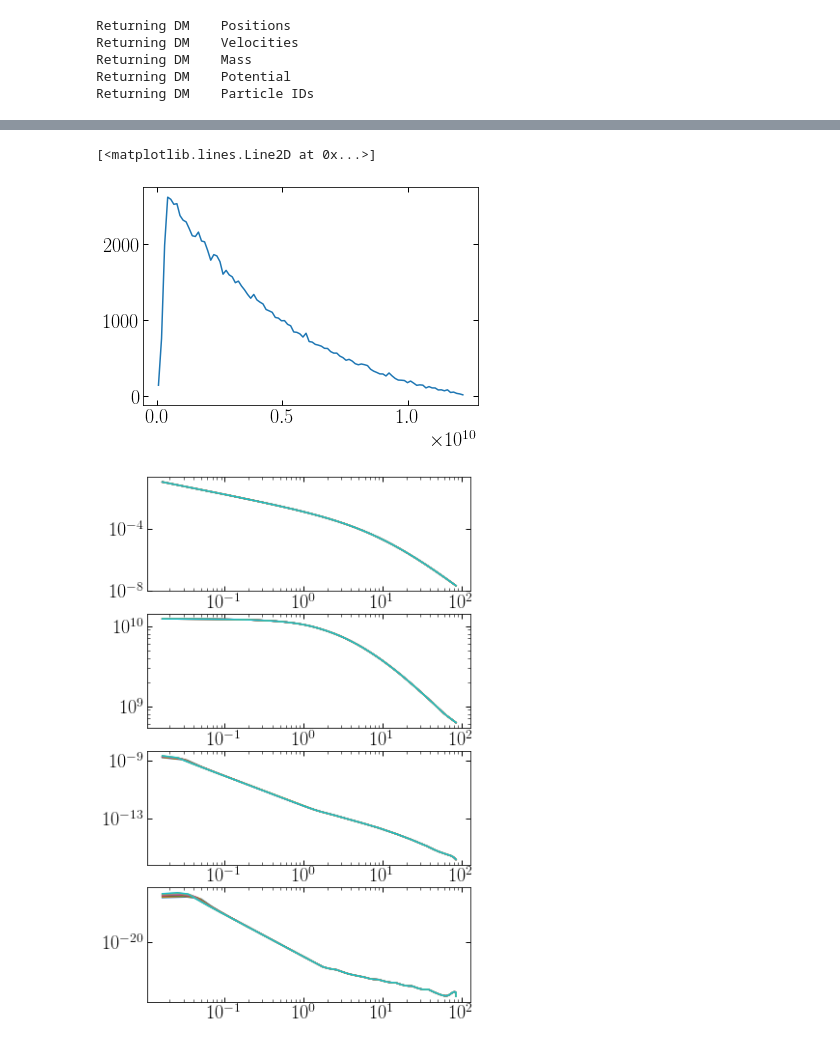
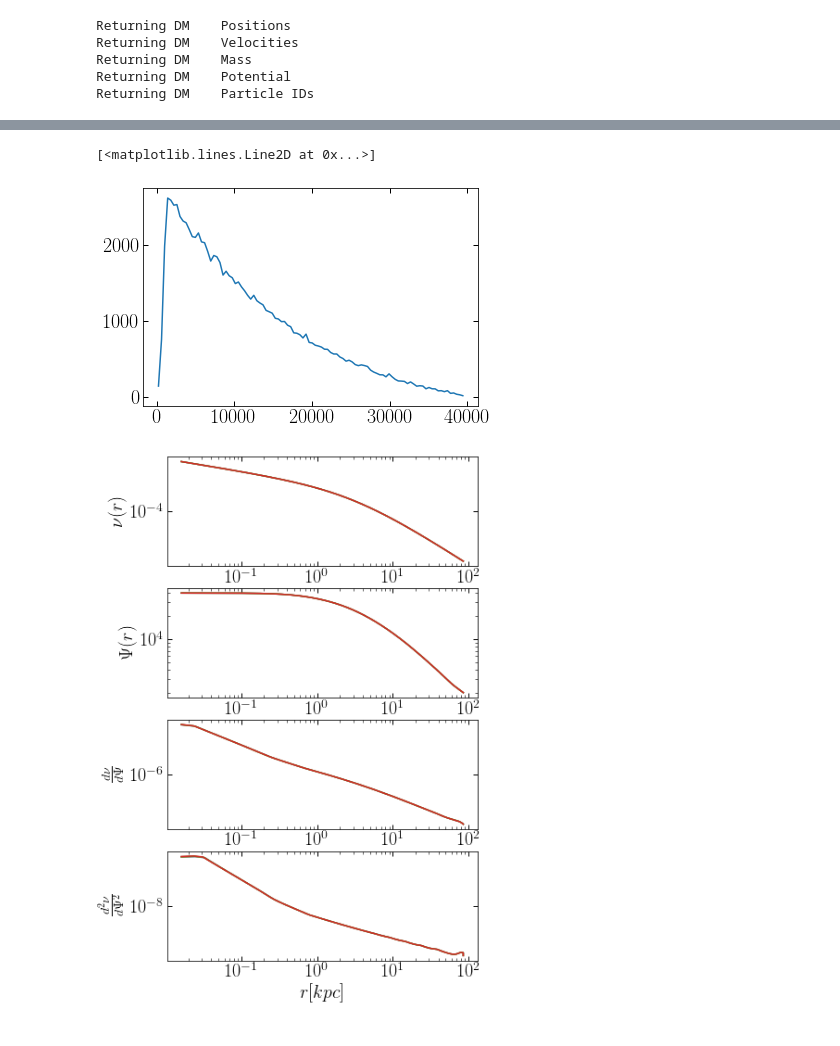
Before and after one commit to chervs/tracers_triaxial, a Jupyter notebook: test_Stracers.ipynb, the cells around one changed output, grey strips where cells are left out. Cells and saved outputs as stored; diff of their text form; code cells hidden in the pictures.

```diff
--- a/test_Stracers.ipynb
+++ b/test_Stracers.ipynb
@@ -84,7 +84,7 @@ def all_host_particles(xyz, vxyz, pids, pot, mass, N_host_particles):
     host_ids = np.where(pids<N_cut)[0]
     return xyz[host_ids], vxyz[host_ids], pids[host_ids], pot[host_ids], mass[host_ids]
 # %%
-def energies(r_part, Ep, v, n_rbins, n_ebins, m):
+def energies(r_part, Ep, v, n_rbins, n_ebins):
     r"""
 
     Parameters:
@@ -101,6 +101,9 @@ def energies(r_part, Ep, v, n_rbins, n_ebins, m):
     n_rbins : int
         number of bins, this will be used to bin the potential energy.
 
+    n_ebins : int
+        number of bins, this will be used to bin the energy.
+
     Returns:
     --------
 
@@ -112,7 +115,7 @@ def energies(r_part, Ep, v, n_rbins, n_ebins, m):
 
     G = 4.30071e-6 # Gadget units
     nbins_coarsed = 20
-    E_k = 0.5*m*v**2 # Kinetic energy / mass.
+    E_k = 0.5*v**2 # Kinetic energy / mass.
     E = E_k + Ep
     epsilon = (-1.0)*E
 
@@ -158,4 +161,4 @@ def energies(r_part, Ep, v, n_rbins, n_ebins, m):
     epsedges = epsedges + depsilon/2.
 
 
-    return r_interp, psi, epsilon, Histo_epsilon, epsedges
+    return r_interp, pot_interp, psi, Histo_E, Edges, Histo_epsilon, epsedges
@@ -178,9 +183,8 @@ def densities_derivatives(rbins, psi_bins, interp_bins=100, profile='Hernquist')
     # interpolating in the radial bins.
     rbins_hr = np.linspace(min(rbins), max(rbins), interp_bins)
     #nu_tracer_hr = spl1(rbins_hr)
-    nu_tracer=rho_tracers(rbins_hr, 1, profile, [10])
+    nu_tracer=rho_tracers(rbins_hr, 2.82E10, profile, [3])/2.82E10
     psi_hr = spl1(rbins_hr)
-
 
     # First derivative.
     dnu_dpsi = np.gradient(nu_tracer, psi_hr)
@@ -244,2 +352,2 @@ Returning DM    Particle IDs
 # %%
-rbins, psi, epsilon, Histo_epsilon, eps_edges = energies(r, Epp*mass[0]*1E10, v, 100, 100, mass[0]*1E10)
+rbins, pot, psi, Histo_E, Edges, Histo_epsilon, eps_edges = energies(r, Epp, v, 1000, 100)
@@ -251,26 +354,32 @@ plot(rbins, psi)
 # %%
+# Something weird here!
 plot(eps_edges[:-1], Histo_epsilon)
 # %% [output]
 [<matplotlib.lines.Line2D at 0x...>]
-[figure, old version]
+[figure, new version]
 # %%
 figure(figsize=(6, 10))
 
-for i in range(5000, 10000, 500):
-    r_hr, nu_tracer, psi_hr, dnu_dpsi_smooth, dnu2_dpsi2_smooth = densities_derivatives(rbins,
+for i in range(10000, 12000, 500):
+    r_hr,  nu_tracer, psi_hr, dnu_dpsi_smooth, dnu2_dpsi2_smooth = densities_derivatives(rbins,
                                                                                         psi,
                                                                                         interp_bins=i,
                                                                                         profile='Hernquist')
     subplot(4, 1, 1)
     loglog(r_hr, nu_tracer)
+    ylabel(r'$\nu(r)$')
 
     subplot(4, 1, 2)
     loglog(r_hr, psi_hr)
+    ylabel(r'$\Psi(r)$')
 
     subplot(4, 1, 3)
     loglog(r_hr, dnu_dpsi_smooth)
+    ylabel(r'$\frac{d\nu}{d\Psi}$')
 
     subplot(4, 1, 4)
     loglog(r_hr, dnu2_dpsi2_smooth)
+    ylabel(r'$\frac{d^2\nu}{d\Psi^2}$')
+    xlabel(r'$r[kpc]$')
 # %% [output]
-[figure, old version]
+[figure, new version]
```
Also changed, not shown: parts of 22 cells of this notebook.
